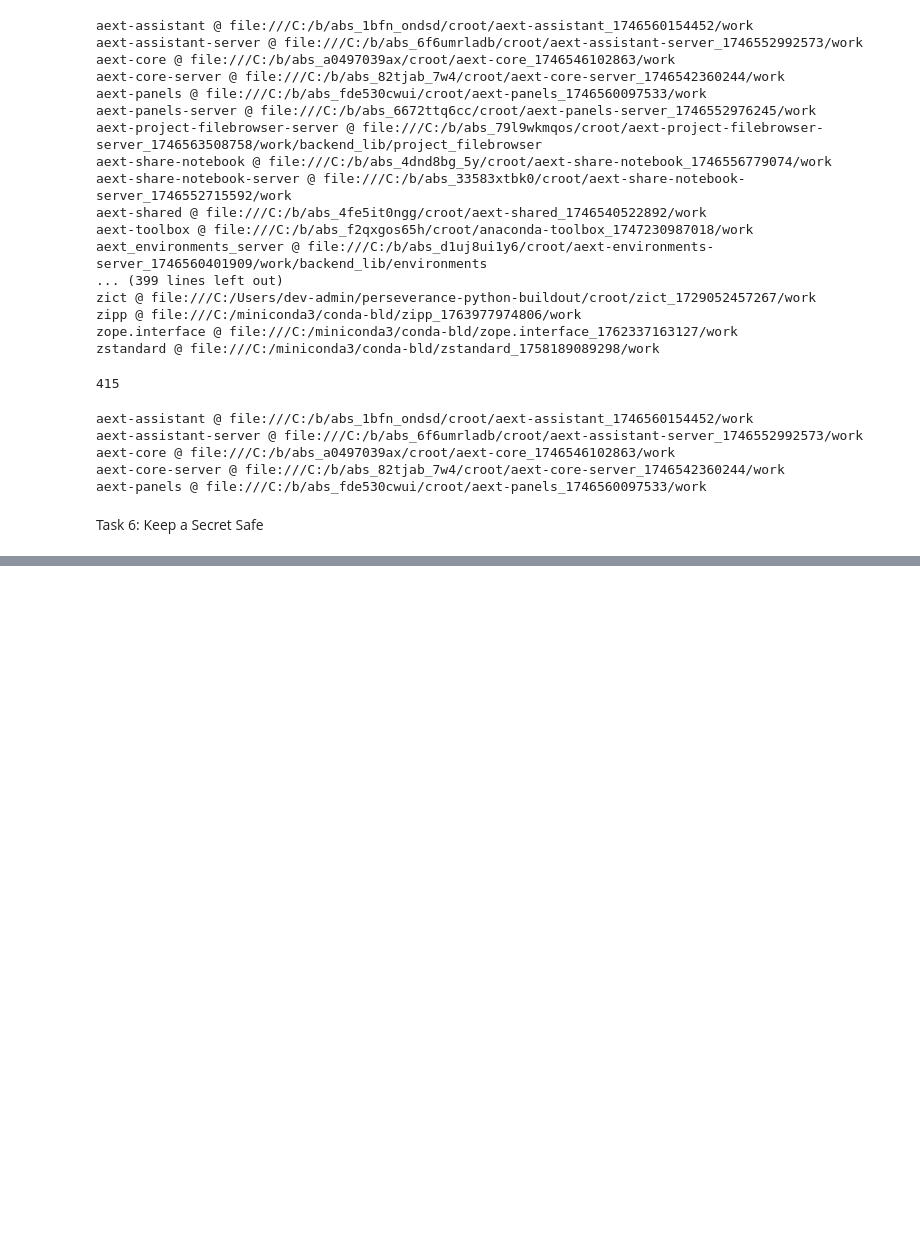
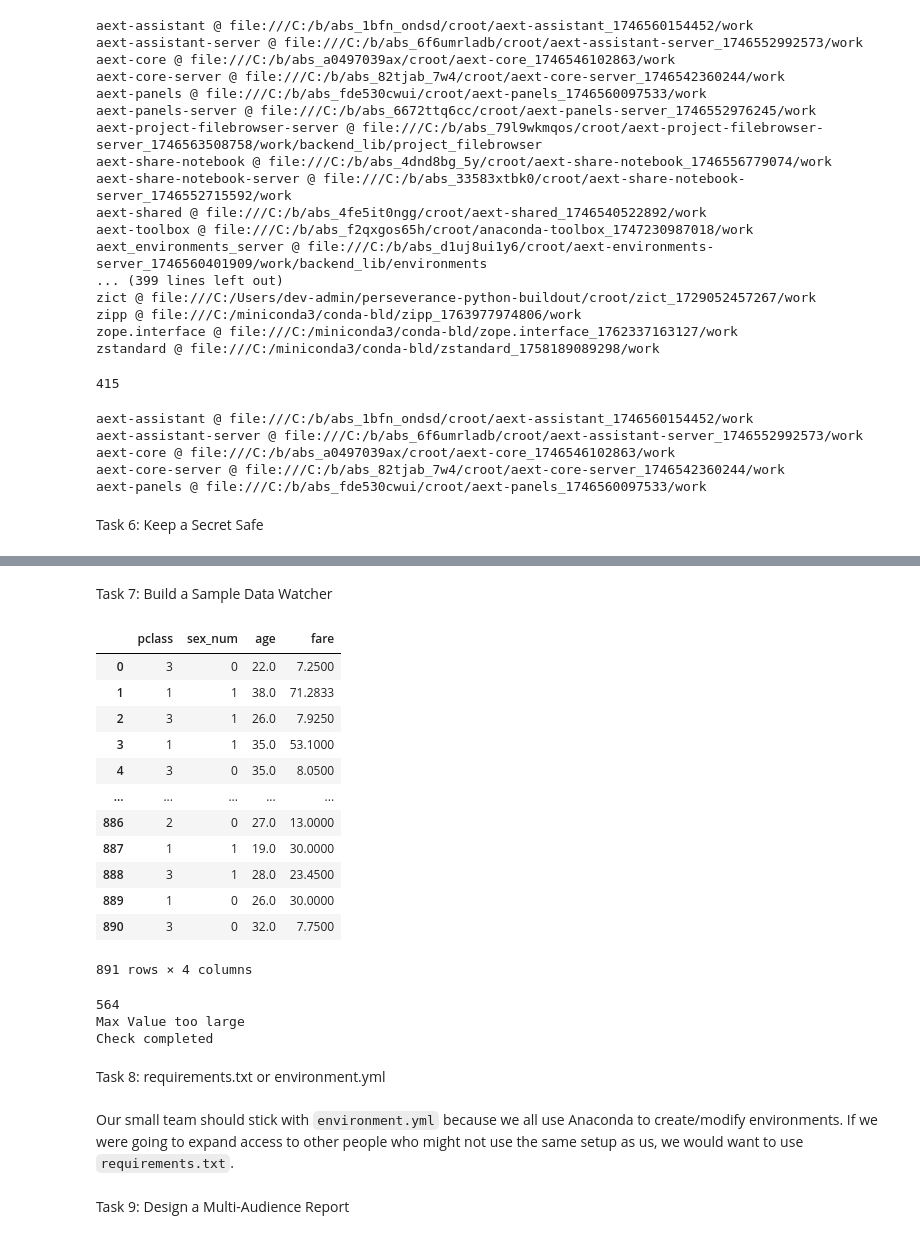
Before and after one commit to AndrewGriffith328/deployment_exercise, a Jupyter notebook: assignment.ipynb, the cells around one changed output, grey strips where cells are left out. Saved outputs shown, nothing was run; the diff lists cells and outputs as text; code cells hidden in the pictures; blank space fills up the shorter version.

```diff
--- a/assignment.ipynb
+++ b/assignment.ipynb
@@ -135,0 +146,66 @@ os.getenv("FAKE_API_KEY")
+# %% [markdown]
+Task 7: Build a Sample Data Watcher
+# %%
+X
+# %% [output]
+|  | pclass | sex_num | age | fare |
+| 0 | 3 | 0 | 22.0 | 7.2500 |
+| 1 | 1 | 1 | 38.0 | 71.2833 |
+| 2 | 3 | 1 | 26.0 | 7.9250 |
+| 3 | 1 | 1 | 35.0 | 53.1000 |
+| 4 | 3 | 0 | 35.0 | 8.0500 |
+| ... | ... | ... | ... | ... |
+| 886 | 2 | 0 | 27.0 | 13.0000 |
+| 887 | 1 | 1 | 19.0 | 30.0000 |
+| 888 | 3 | 1 | 28.0 | 23.4500 |
+| 889 | 1 | 0 | 26.0 | 30.0000 |
+| 890 | 3 | 0 | 32.0 | 7.7500 |
+891 rows × 4 columns
+# %%
+def check_new_data(new_df):
+    new_min_age = new_df['age'].min()
+    new_max_age = new_df['age'].max()
+    new_min_fare = new_df['fare'].min()
+    new_max_fare = new_df['fare'].max()
+
+    og_min_age = df['age'].min()
+    og_max_age = df['age'].max()
+    og_min_fare = df['fare'].min()
+    og_max_fare = df['fare'].max()
+
+    min_lst = [(og_min_age, new_min_age), (og_min_fare, new_min_fare)]
+
+    max_lst = [(og_max_age, new_max_age), (og_max_fare, new_max_fare)]
+
+    # Checks for min values being below original value minus 10%
+    for pair in min_lst:
+        if pair[1] < (pair[0] - (.1 * pair[0])):
+            print(pair[1])
+            print ('Min Value too small')
+    # Checks for max values being above original value plus 10%
+    for pair in max_lst:
+        if pair[1] > (pair[0] + (.1 * pair[0])):
+            print(pair[1])
+            print ('Max Value too large')
+
+    print("Check completed")
+
+
+new_data = {'pclass': [1, 3, 1, 2, 3, 1],
+            'sex_num': [1, 0, 0, 1, 0, 1],
+            'age': [12, 14, 2, 60, 50, 30],
+            'fare': [14, 564, 12, 50 , 150, 200]}
+
+new_df = pd.DataFrame(new_data)
+
+check_new_data(new_df)
+# %% [output]
+564
+Max Value too large
+Check completed
+# %% [markdown]
+Task 8: requirements.txt or environment.yml
+# %% [markdown]
+Our small team should stick with `environment.yml` because we all use Anaconda to create/modify environments. If we were going to expand access to other people who might not use the same setup as us, we would want to use `requirements.txt`.
+# %% [markdown]
+Task 9: Design a Multi-Audience Report
```
Also changed, not shown: parts of 3 cells of this notebook.
